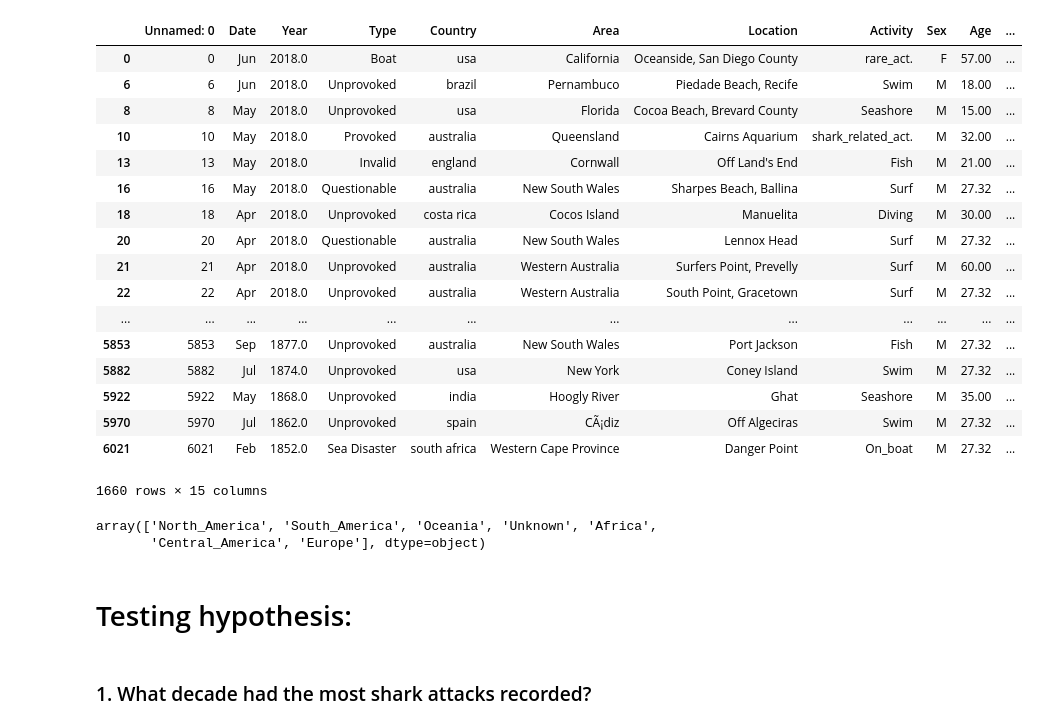
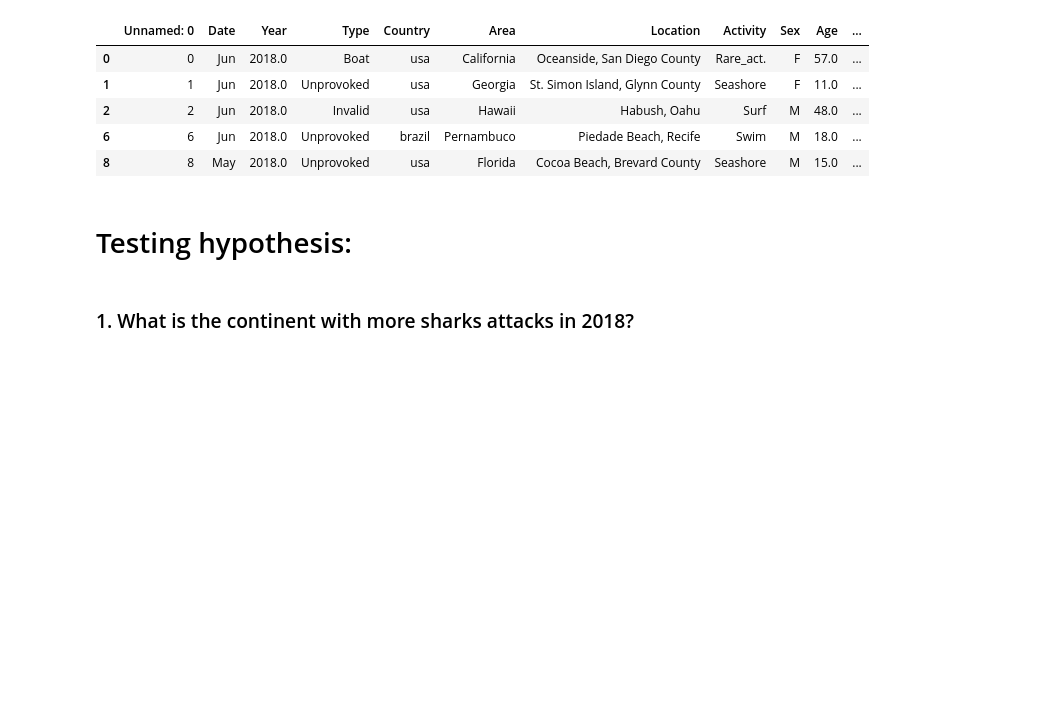
Before and after one commit to AnaAGG/P1_Pandas, a Jupyter notebook: output/Data_visualization.ipynb, the cells around one changed output. Saved outputs shown, nothing was run; the diff lists cells and outputs as text; code cells hidden in the pictures; blank space fills up the shorter version.

```diff
--- a/output/Data_visualization.ipynb
+++ b/output/Data_visualization.ipynb
@@ -11,33 +9,15 @@ sys.path.append('../')
 # %%
 df = pd.read_csv("../output/Final_Dataset.csv",encoding = "ISO-8859-1")
+df = df.dropna()
 df.head(5)
-df = df.dropna()
-df
 # %% [output]
 |  | Unnamed: 0 | Date | Year | Type | Country | Area | Location | Activity | Sex | Age | ... |
-| 0 | 0 | Jun | 2018.0 | Boat | usa | California | Oceanside, San Diego County | rare_act. | F | 57.00 | ... |
-| 6 | 6 | Jun | 2018.0 | Unprovoked | brazil | Pernambuco | Piedade Beach, Recife | Swim | M | 18.00 | ... |
-| 8 | 8 | May | 2018.0 | Unprovoked | usa | Florida | Cocoa Beach, Brevard County | Seashore | M | 15.00 | ... |
-| 10 | 10 | May | 2018.0 | Provoked | australia | Queensland | Cairns Aquarium | shark_related_act. | M | 32.00 | ... |
-| 13 | 13 | May | 2018.0 | Invalid | england | Cornwall | Off Land's End | Fish | M | 21.00 | ... |
-| 16 | 16 | May | 2018.0 | Questionable | australia | New South Wales | Sharpes Beach, Ballina | Surf | M | 27.32 | ... |
-| 18 | 18 | Apr | 2018.0 | Unprovoked | costa rica | Cocos Island | Manuelita | Diving | M | 30.00 | ... |
-| 20 | 20 | Apr | 2018.0 | Questionable | australia | New South Wales | Lennox Head | Surf | M | 27.32 | ... |
-| 21 | 21 | Apr | 2018.0 | Unprovoked | australia | Western Australia | Surfers Point, Prevelly | Surf | M | 60.00 | ... |
-| 22 | 22 | Apr | 2018.0 | Unprovoked | australia | Western Australia | South Point, Gracetown | Surf | M | 27.32 | ... |
-| ... | ... | ... | ... | ... | ... | ... | ... | ... | ... | ... | ... |
-| 5853 | 5853 | Sep | 1877.0 | Unprovoked | australia | New South Wales | Port Jackson | Fish | M | 27.32 | ... |
-| 5882 | 5882 | Jul | 1874.0 | Unprovoked | usa | New York | Coney Island | Swim | M | 27.32 | ... |
-| 5922 | 5922 | May | 1868.0 | Unprovoked | india | Hoogly River | Ghat | Seashore | M | 35.00 | ... |
-| 5970 | 5970 | Jul | 1862.0 | Unprovoked | spain | CÃ¡diz | Off Algeciras | Swim | M | 27.32 | ... |
-| 6021 | 6021 | Feb | 1852.0 | Sea Disaster | south africa | Western Cape Province | Danger Point | On_boat | M | 27.32 | ... |
+| 0 | 0 | Jun | 2018.0 | Boat | usa | California | Oceanside, San Diego County | Rare_act. | F | 57.0 | ... |
+| 1 | 1 | Jun | 2018.0 | Unprovoked | usa | Georgia | St. Simon Island, Glynn County | Seashore | F | 11.0 | ... |
+| 2 | 2 | Jun | 2018.0 | Invalid | usa | Hawaii | Habush, Oahu | Surf | M | 48.0 | ... |
+| 6 | 6 | Jun | 2018.0 | Unprovoked | brazil | Pernambuco | Piedade Beach, Recife | Swim | M | 18.0 | ... |
+| 8 | 8 | May | 2018.0 | Unprovoked | usa | Florida | Cocoa Beach, Brevard County | Seashore | M | 15.0 | ... |
-1660 rows × 15 columns
-# %%
-df["Continent"].unique()
-# %% [output]
-array(['North_America', 'South_America', 'Oceania', 'Unknown', 'Africa',
-       'Central_America', 'Europe'], dtype=object)
 # %% [markdown]
 # Testing hypothesis:
 # %% [markdown]
-### 1. What decade had the most shark attacks recorded?
+### 1. What is the continent with more sharks attacks in 2018?
```
Also changed, not shown: parts of 26 cells of this notebook.
